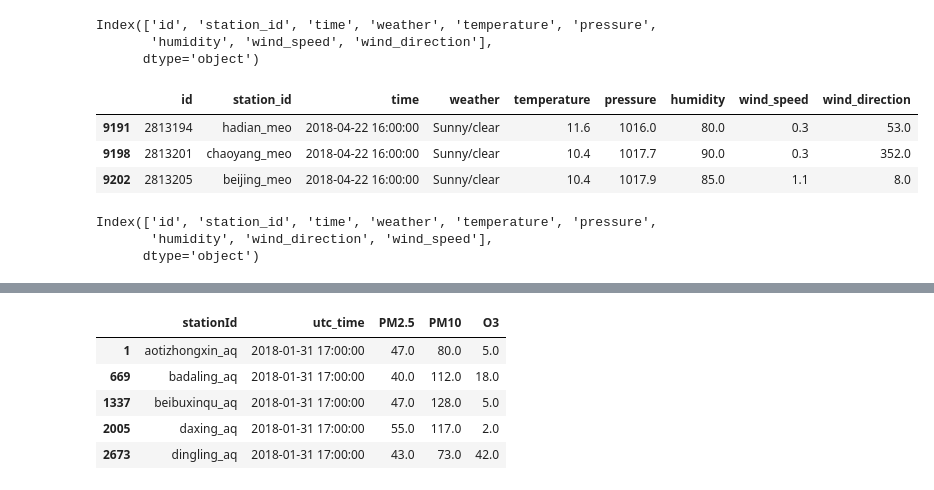
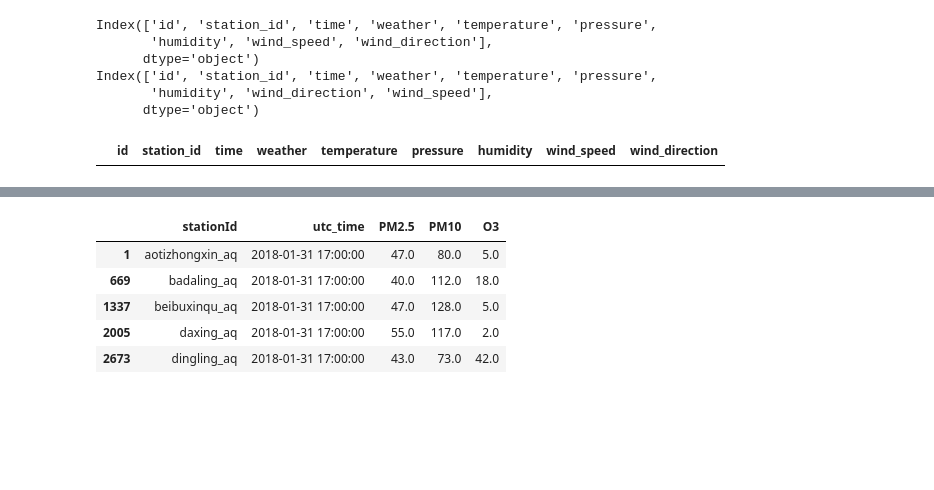
Before and after one commit to WangHaomao/pollution_prediction, a Jupyter notebook: dataOverlook.ipynb, the cells around one changed output, grey strips where cells are left out. Saved outputs shown, nothing was run; the diff lists cells and outputs as text; code cells hidden in the pictures; blank space fills up the shorter version.

```diff
--- a/notebook.ipynb
+++ b/dataOverlook.ipynb
@@ -2,11 +2,17 @@
 import pandas as pd
 import numpy as np
 FILE_FOLDER = '../prediction_data/%s'
+# %%
+SELECTED_TIME_ow = '2018-04-23 10:00:00'
+SELECTED_TIME_grid = '2018-04-21 10:00:00'
 # %%
 train_observedWeather = pd.read_csv(FILE_FOLDER%'observedWeather_201804.csv')
 print(train_observedWeather.columns)
-train_observedWeather.head()
-temp = train_observedWeather[train_observedWeather['time']=='2018-04-22 16:00:00']
+temp = train_observedWeather[train_observedWeather['time']==SELECTED_TIME_ow]
+
+train_gridWeather = pd.read_csv(FILE_FOLDER%'gridWeather_201804.csv')
+print(train_gridWeather.columns)
+grid_temp = train_gridWeather[train_gridWeather['time'] == SELECTED_TIME_grid]
 # temp.describe()
 # temp
 # temp[index = np.intersect1d(temp.columns, ss_list)]
@@ -14,28 +20,19 @@ temp = train_observedWeather[train_observedWeather['time']=='2018-04-22 16:00:00
 Index(['id', 'station_id', 'time', 'weather', 'temperature', 'pressure',
        'humidity', 'wind_speed', 'wind_direction'],
       dtype='object')
+Index(['id', 'station_id', 'time', 'weather', 'temperature', 'pressure',
+       'humidity', 'wind_direction', 'wind_speed'],
+      dtype='object')
 # %%
 ss_list = ['hadian_meo','beijing_meo','chaoyang_meo']
 # select columns
-con = temp.columns.intersection(ss_list)
-temp[con]
+# con = temp.columns.intersection(ss_list)
+# temp[con]
 
 # select rows
 temp[temp['station_id'].isin(ss_list)]
 # chaoyang_meo 0.08
 # beijing_meo 0.13
 # hadian_meo 0.13
 # %% [output]
 |  | id | station_id | time | weather | temperature | pressure | humidity | wind_speed | wind_direction |
-| 9191 | 2813194 | hadian_meo | 2018-04-22 16:00:00 | Sunny/clear | 11.6 | 1016.0 | 80.0 | 0.3 | 53.0 |
-| 9198 | 2813201 | chaoyang_meo | 2018-04-22 16:00:00 | Sunny/clear | 10.4 | 1017.7 | 90.0 | 0.3 | 352.0 |
-| 9202 | 2813205 | beijing_meo | 2018-04-22 16:00:00 | Sunny/clear | 10.4 | 1017.9 | 85.0 | 1.1 | 8.0 |
-# %%
-train_gridWeather = pd.read_csv(FILE_FOLDER%'gridWeather_201804.csv')
-print(train_gridWeather.columns)
-train_gridWeather.describe()
-grid_temp = train_gridWeather[train_gridWeather['time'] == '2018-04-22 16:00:00']
-# %% [output]
-Index(['id', 'station_id', 'time', 'weather', 'temperature', 'pressure',
-       'humidity', 'wind_direction', 'wind_speed'],
-      dtype='object')
```
Also changed, not shown: parts of 3 cells of this notebook, 21 other files.
